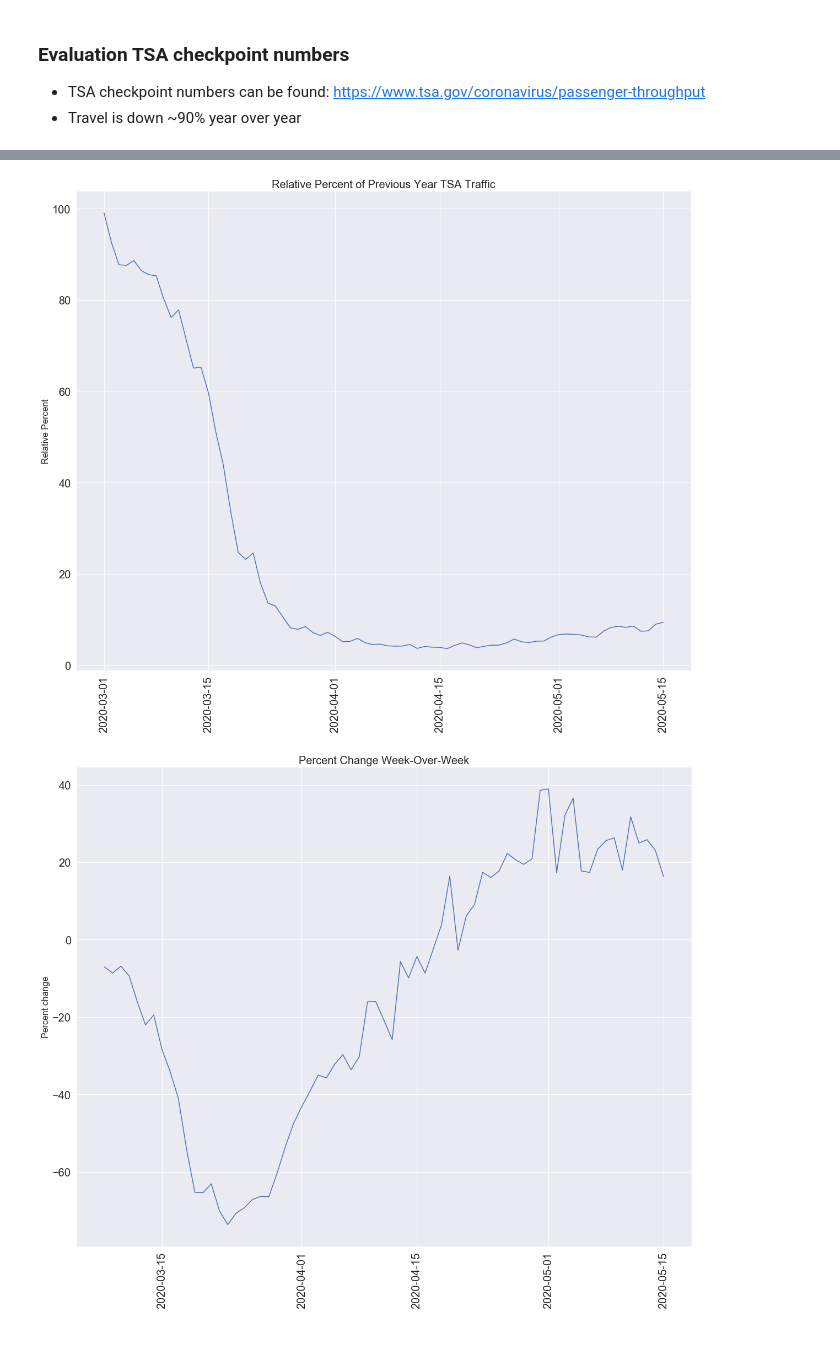
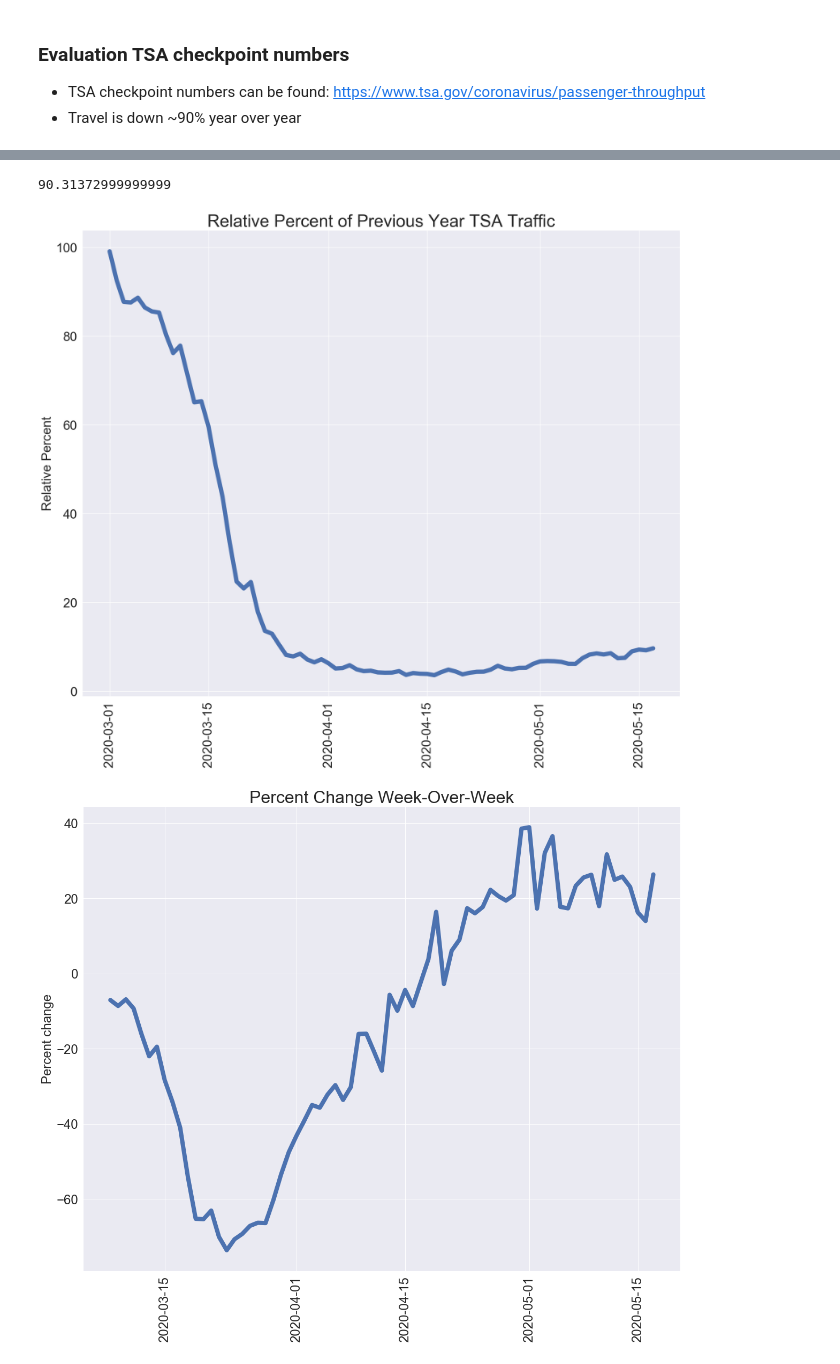
Before and after one commit to jdemeo/SARS-CoV-2, a Jupyter notebook: notebooks/tsa_numbers.ipynb, the cells around one changed output, grey strips where cells are left out. Drawn from its saved outputs; the diff is of its cells as text; code cells hidden in the pictures.

```diff
--- a/notebooks/tsa_numbers.ipynb
+++ b/notebooks/tsa_numbers.ipynb
@@ -40,20 +40,26 @@ tsa.head()
+# %%
+100 - 9.686270
+# %% [output]
+90.31372999999999
 # %%
-plt.figure(figsize=(20,16))
-plt.plot(tsa['date'], tsa['yearly_relative_percent'])
-plt.title('Relative Percent of Previous Year TSA Traffic', fontsize=20)
-plt.ylabel('Relative Percent', fontsize=16)
-plt.xticks(rotation=90, fontsize=20)
-plt.yticks(fontsize=20)
+plt.figure(figsize=(20,16), dpi=100)
+plt.plot(tsa['date'], tsa['yearly_relative_percent'], linewidth=8.0)
+plt.title('Relative Percent of Previous Year TSA Traffic', fontsize=32)
+plt.ylabel('Relative Percent', fontsize=24)
+plt.xticks(rotation=90, fontsize=24)
+plt.yticks(fontsize=24)
+plt.savefig('../images/tsa_year_over_year.png')
 plt.show()
 # %% [output]
-[figure, old version]
+[figure, new version]
 # %%
 plt.figure(figsize=(20,16))
-plt.plot(tsa['date'], tsa['weekly_percent_change'])
-plt.title('Percent Change Week-Over-Week', fontsize=20)
-plt.ylabel('Percent change', fontsize=16)
-plt.xticks(rotation=90, fontsize=20)
-plt.yticks(fontsize=20)
+plt.plot(tsa['date'], tsa['weekly_percent_change'], linewidth=8.0)
+plt.title('Percent Change Week-Over-Week', fontsize=32)
+plt.ylabel('Percent change', fontsize=24)
+plt.xticks(rotation=90, fontsize=24)
+plt.yticks(fontsize=24)
+plt.savefig('../images/tsa_week_over_week.png')
 plt.show()
 # %% [output]
-[figure, old version]
+[figure, new version]
```
Also changed, not shown: parts of 2 cells of this notebook, 1 other file.
